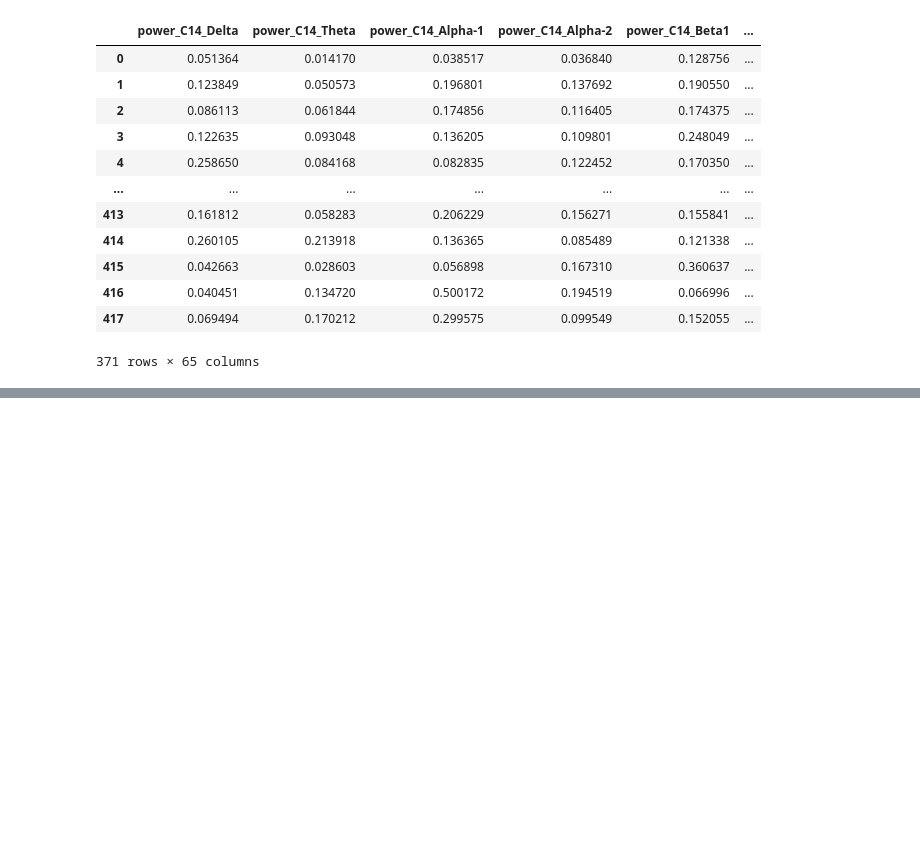
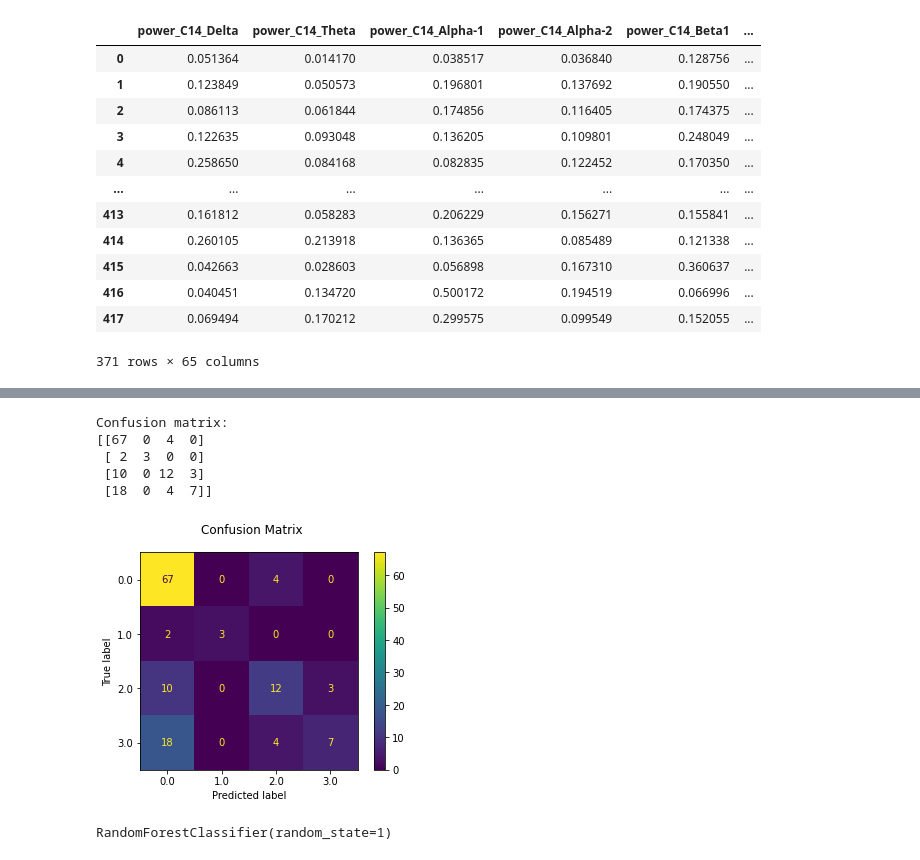
Before and after one commit to yjmantilla/Data_analysis_ML_Harmonization_Proyect, a Jupyter notebook: Manipulacion- Rois-Componentes de todas las DB/EDA.ipynb, the cells around one changed output, grey strips where cells are left out. Saved outputs shown, nothing was run; the diff lists cells and outputs as text; code cells hidden in the pictures; blank space fills up the shorter version.

Commit message:
modelos de random forest entrenados (falta validación)

```diff
--- a/Manipulacion- Rois-Componentes de todas las DB/EDA.ipynb
+++ b/Manipulacion- Rois-Componentes de todas las DB/EDA.ipynb
@@ -1038,0 +1043,7 @@ See the caveats in the documentation: https://pandas.pydata.org/pandas-docs/stab
+# %%
+rfclf = RandomForestClassifier(n_estimators=100,
+criterion='gini',
+random_state=1,
+)
+# %%
+rfclf.fit(X_train_roi, y_train_roi)
@@ -1038,0 +1052,2 @@ See the caveats in the documentation: https://pandas.pydata.org/pandas-docs/stab
+# %%
+predicted = rfclf.predict(X_test_roi)
@@ -1038,0 +1071,17 @@ See the caveats in the documentation: https://pandas.pydata.org/pandas-docs/stab
+# %%
+disp = metrics.ConfusionMatrixDisplay.from_predictions(y_test_roi, predicted)
+disp.figure_.suptitle("Confusion Matrix")
+print(f"Confusion matrix:\n{disp.confusion_matrix}")
+
+plt.show()
+# %% [output]
+Confusion matrix:
+[[67  0  4  0]
+ [ 2  3  0  0]
+ [10  0 12  3]
+ [18  0  4  7]]
+[figure, added]
+# %%
+rfclf.fit(X_train_com, y_train_com)
+# %% [output]
+RandomForestClassifier(random_state=1)
```
Also changed, not shown: parts of 26 cells of this notebook.
